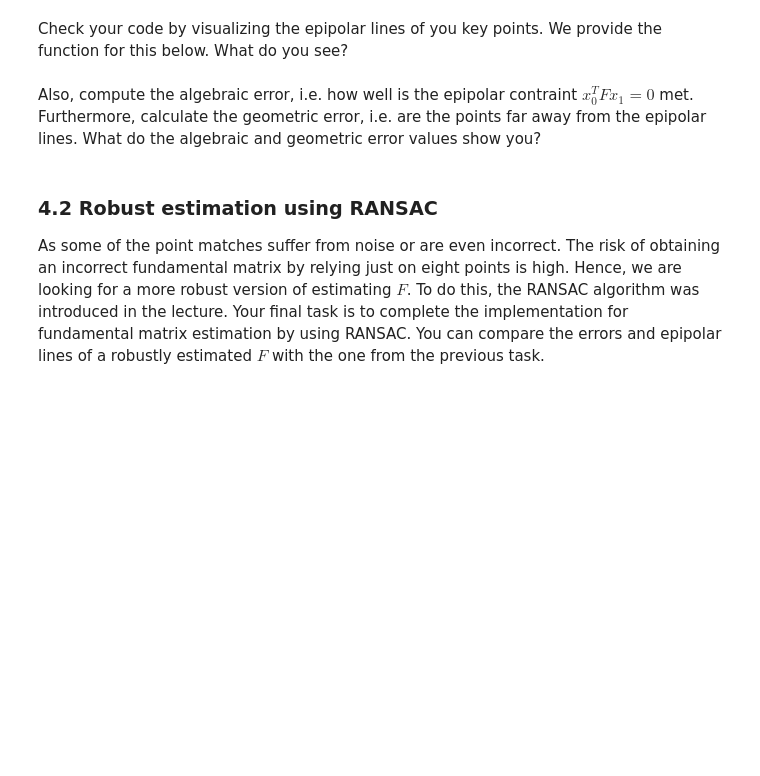
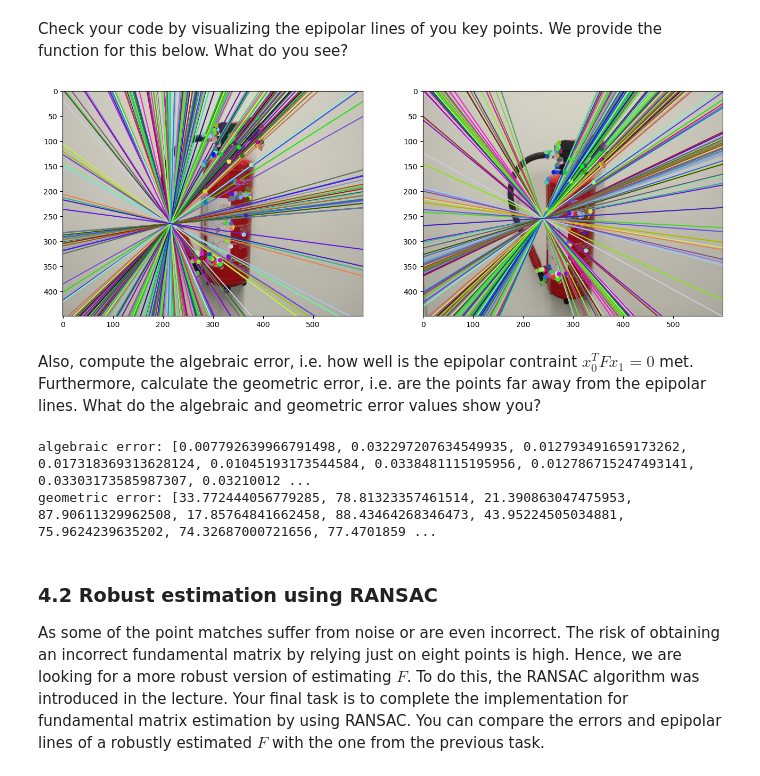
Before and after one commit to Almoatasembellahhggag/3dcv, a Jupyter notebook: 4.0-tl-fundamental-matrix.ipynb, the cells around one changed output. Drawn from its saved outputs; the diff is of its cells as text; code cells hidden in the pictures; blank space fills up the shorter version.

```diff
--- a/4.0-tl-fundamental-matrix.ipynb
+++ b/4.0-tl-fundamental-matrix.ipynb
@@ -155,7 +138,8 @@ def find_fundamental_svd(kps1, kps2):
 # %%
-# compute F from a set of 8 point matches
-kps1 = keypoints1[:8]
-kps2 = keypoints2[:8]
+# compute F from a set of 8 point matche
+kps1 = np.array([np.array([kp[0],kp[1],1]) for kp in keypoints1[:8] ])
+kps2 = np.array([np.array([kp[0],kp[1],1]) for kp in keypoints2[:8] ])
+
 F8 = find_fundamental_svd(kps1, kps2)
 # %% [markdown]
 Check your code by visualizing the epipolar lines of you key points. We provide the function for this below. What do you see?
@@ -174,6 +158,7 @@ def visualize_epipolar_lines(img1, img2, keypoints1, keypoints2, F):
     """
     fig, axes = plt.subplots(1,2,figsize=(16,7))
 
+
     # draw images
     axes[0].imshow(img1)
     axes[1].imshow(img2)
@@ -187,8 +172,10 @@ def visualize_epipolar_lines(img1, img2, keypoints1, keypoints2, F):
         axes[1].plot(kp2[0], kp2[1], color=c, marker='o',markersize=5)
 
         # compute epi lines
-        epi_line_2 = kp1[None,...] @ F
-        epi_line_1 = F @ kp2[None,...].T
+        Kpp1 = np.array([kp1[0],kp1[1],1])
+        Kpp2 = np.array([kp2[0],kp2[1],1])
+        epi_line_2 = Kpp1[None,...] @ F
+        epi_line_1 = F @ Kpp2[None,...].T
 
         # plot lines
         for i, line in enumerate([epi_line_1, epi_line_2]):
@@ -201,6 +188,11 @@ def visualize_epipolar_lines(img1, img2, keypoints1, keypoints2, F):
     axes[1].set_ylim((res[0],0))
 
     plt.show()
+# %%
+
+visualize_epipolar_lines(view1,view2,keypoints1,keypoints2,F8)
+# %% [output]
+[figure, added]
 # %% [markdown]
 Also, compute the algebraic error, i.e. how well is the epipolar contraint $x_0^TFx_1=0$ met.
 Furthermore, calculate the geometric error, i.e. are the points far away from the epipolar lines.
@@ -226,6 +223,12 @@ def geometric_error(keypoints1, keypoints2, F):
         error = np.sqrt(x1Fx2 ** 2 * (part1 + part2))
         errors.append(error.item())
     return errors
+# %%
+print('algebraic error:', algebraic_error(keypoints1, keypoints2, F8))
+print('geometric error:', geometric_error(keypoints1, keypoints2, F8))
+# %% [output]
+algebraic error: [0.007792639966791498, 0.032297207634549935, 0.012793491659173262, 0.017318369313628124, 0.01045193173544584, 0.0338481115195956, 0.012786715247493141, 0.03303173585987307, 0.03210012 ...
+geometric error: [33.772444056779285, 78.81323357461514, 21.390863047475953, 87.90611329962508, 17.85764841662458, 88.43464268346473, 43.95224505034881, 75.9624239635202, 74.32687000721656, 77.4701859 ...
 # %% [markdown]
 ### 4.2 Robust estimation using RANSAC
 As some of the point matches suffer from noise or are even incorrect. The risk of obtaining an incorrect fundamental matrix by relying just on eight points is high. Hence, we are looking for a more robust version of estimating $F$. To do this, the RANSAC algorithm was introduced in the lecture. Your final task is to complete the implementation for fundamental matrix estimation by using RANSAC. You can compare the errors and epipolar lines of a robustly estimated $F$ with the one from the previous task.
```
Also changed, not shown: parts of 8 cells of this notebook.
